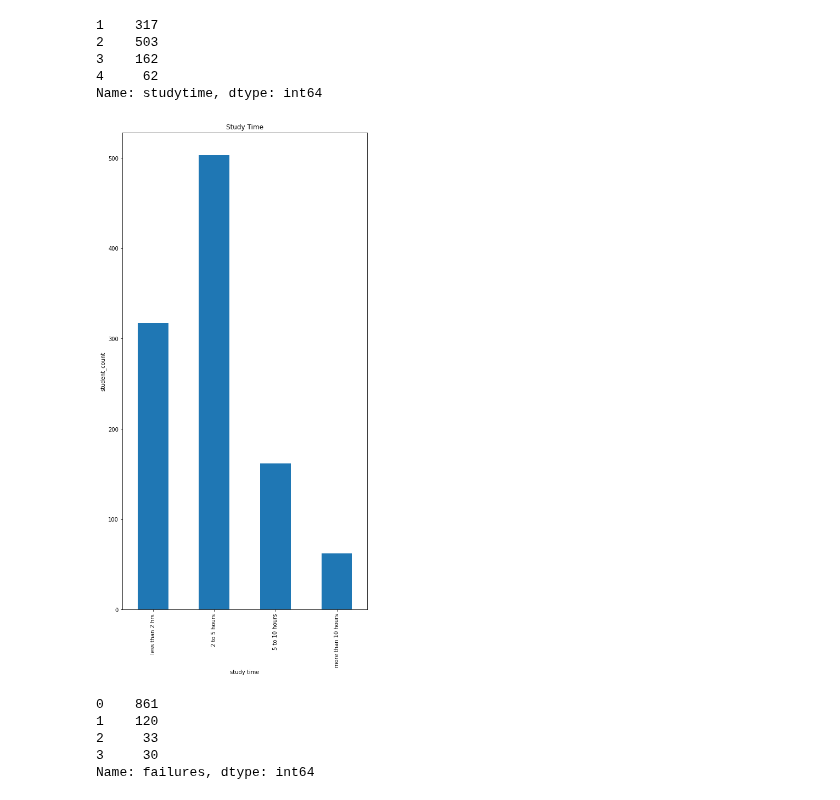
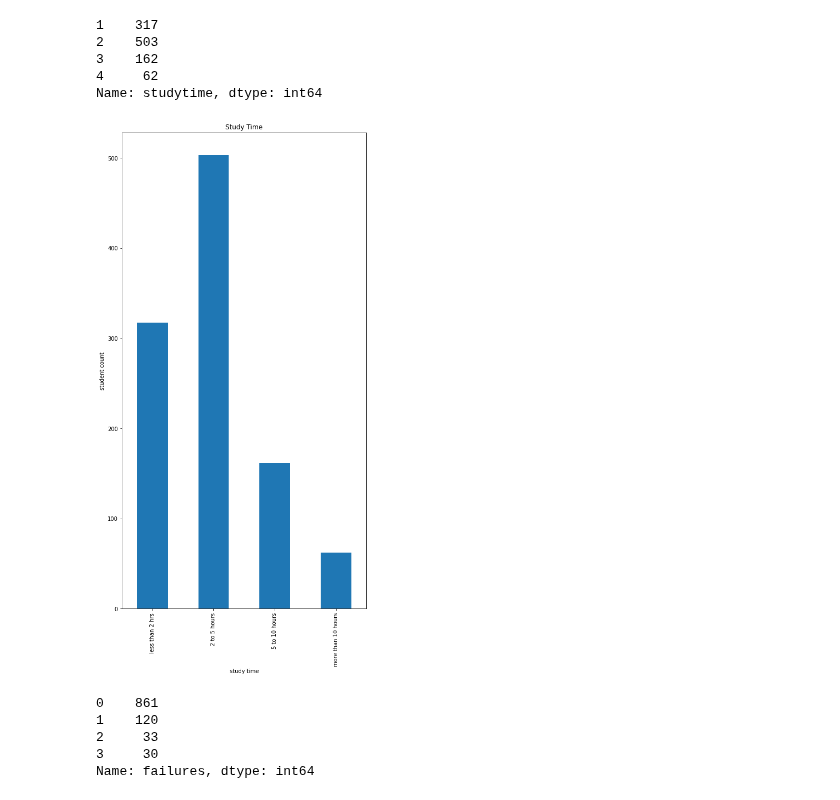
Before and after one commit to TharindaNimnajith/student-performance, a Jupyter notebook: dataset_analysis/column_data_analysis.ipynb, the cells around one changed output. Cells and saved outputs as stored; diff of their text form; code cells hidden in the pictures.

```diff
--- a/dataset_analysis/column_data_analysis.ipynb
+++ b/dataset_analysis/column_data_analysis.ipynb
@@ -263,14 +263,14 @@ Name: studytime, dtype: int64
 # %%
 fig = plt.figure(figsize=(8, 16))
 ax = df['studytime'].value_counts(sort=False).plot(kind='bar')
 plt.title('Study Time')
 plt.xlabel('study time')
-plt.ylabel('student_count')
+plt.ylabel('student count')
 ax.set_xticklabels(['less than 2 hrs', '2 to 5 hours', '5 to 10 hours', 'more than 10 hours'])
 fig.savefig('plots/study_time.png', facecolor='white')
 plt.show()
 # %% [output]
-[figure, old version]
+[figure, new version]
 # %%
 df['failures'].value_counts(sort=False)
 # %% [output]
```
Also changed, not shown: parts of 47 cells of this notebook, 27 other files.
